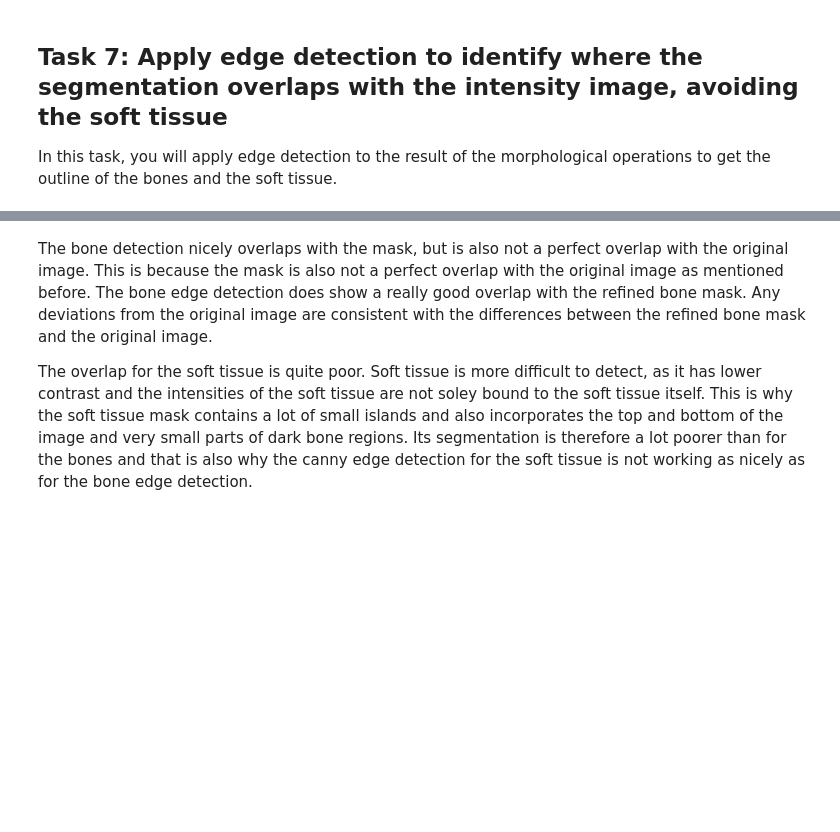
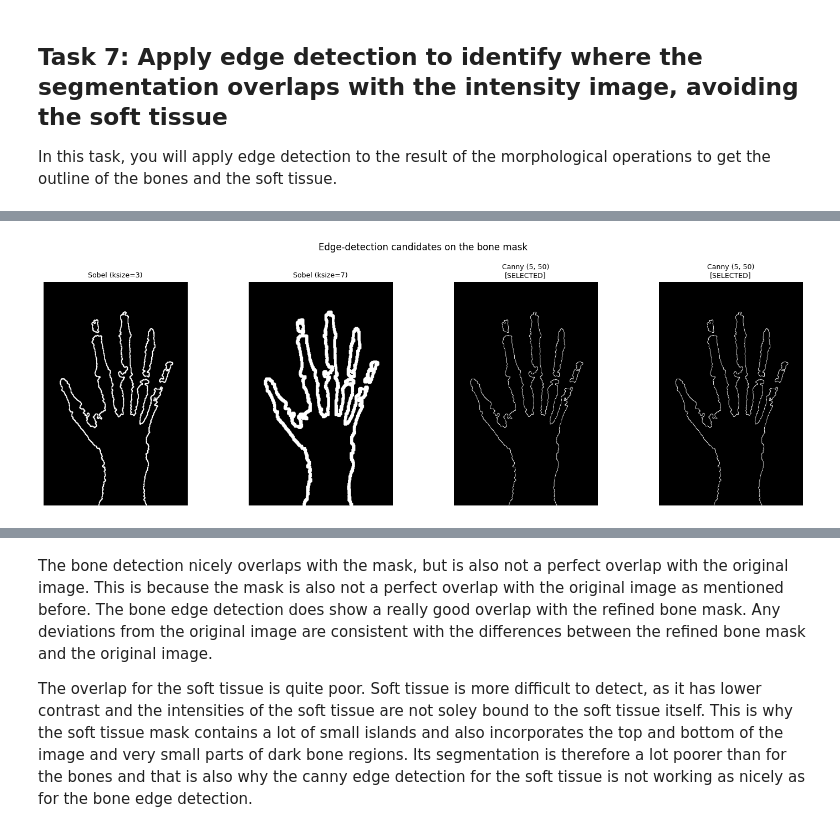
Before and after one commit to LiseKleinbekman/Bachelor-codes, a Jupyter notebook: BIP/LargeAssignment_Task6.ipynb, the cells around one changed output, grey strips where cells are left out. Saved outputs shown, nothing was run; the diff lists cells and outputs as text; code cells hidden in the pictures; blank space fills up the shorter version.

```diff
--- a/BIP/LargeAssignment_Task6.ipynb
+++ b/BIP/LargeAssignment_Task6.ipynb
@@ -755,0 +642,98 @@ mask_soft = morpho_soft
+# %%
+# Code task 7
+
+
+# OpenCV edge detection expects an 8-bit image, so convert the binary masks
+bone_mask_uint8 = (morpho_bones * 255).astype(np.uint8)
+soft_mask_uint8 = (morpho_soft * 255).astype(np.uint8)
+
+# A single function that produces an edge map for a given method configuration.
+def detect_edges(mask_uint8, method):
+    """Return a boolean edge map for the chosen edge-detection method."""
+    if method['name'] == 'sobel':
+        sx = cv2.Sobel(mask_uint8, cv2.CV_64F, 1, 0, ksize=method['ksize'])
+        sy = cv2.Sobel(mask_uint8, cv2.CV_64F, 0, 1, ksize=method['ksize'])
+        grad = cv2.addWeighted(cv2.convertScaleAbs(sx), 0.5,
+                               cv2.convertScaleAbs(sy), 0.5, 0)
+        return grad > 0
+    elif method['name'] == 'canny':
+        return cv2.Canny(mask_uint8, method['low'], method['high']) > 0
+    elif method['name'] == 'log':                       # Laplacian of Gaussian
+        blurred = cv2.GaussianBlur(mask_uint8, (5, 5), 0)
+        lap = cv2.Laplacian(blurred, cv2.CV_64F)
+        return cv2.convertScaleAbs(lap) > 0
+
+# Candidate methods/settings the program is allowed to choose from
+candidates = [
+    {'name': 'sobel', 'ksize': 3,            'label': 'Sobel (ksize=3)'},
+    {'name': 'sobel', 'ksize': 7,            'label': 'Sobel (ksize=7)'},
+    {'name': 'canny', 'low': 5,  'high': 50, 'label': 'Canny (5, 50)'},
+    {'name': 'canny', 'low': 50, 'high': 150,'label': 'Canny (50, 150)'},
+    {'name': 'canny', 'low': 150,'high': 250,'label': 'Canny (150, 250)'},
+    {'name': 'log',                          'label': 'Laplacian of Gaussian'},
+]
+
+# Reference outline using the bone mask's boundary as the "true" edge. Each candidate's edges are compared to this, using the same metric function defined in Task 6.
+true_boundary = morpho_bones ^ morphology.binary_erosion(morpho_bones)
+
+# Use metrics from task 6 to determine which method gives the best results.
+print("Edge-detection method scores (same metrics as Task 6):")
+print(f"  {'method':<22} {'Dice':>7} {'IoU':>7} {'Sens.':>7} {'Hausdorff':>10}")
+results = []
+for m in candidates:
+    edges = detect_edges(bone_mask_uint8, m)
+    dice, acc, iou, sens, spec, ppv, npv, hd = \
+        calculate_segmentation_metrics(true_boundary, edges)
+    results.append({'dice': dice, 'iou': iou, 'hd': hd})
+    hd_str = f"{hd:10.2f}" if np.isfinite(hd) else f"{'nan':>10}"
+    print(f"  {m['label']:<22} {dice:7.4f} {iou:7.4f} {sens:7.4f} {hd_str}")
+
+# Pick the best method based on the highest dice score and the lowest Hausdorff distance.
+best_idx = int(np.argmax([(r['dice'], -r['hd']) for r in results], axis=0)[0]) \
+    if False else max(range(len(results)),
+                      key=lambda i: (results[i]['dice'], -results[i]['hd']))
+best_method = candidates[best_idx]
+print(f"\n-> Selected edge detector: {best_method['label']} "
+      f"(Dice = {results[best_idx]['dice']:.4f}, "
+      f"Hausdorff = {results[best_idx]['hd']:.2f})")
+
+# Apply the best method to both the bone and soft-tissue masks
+bone_edges = detect_edges(bone_mask_uint8, best_method)
+soft_edges = detect_edges(soft_mask_uint8, best_method)
+
+# Show the top 3 candidates so the choice is visible in the report
+plt.figure(figsize=(15, 5))
+for i, m in enumerate(candidates[:3] + [best_method]):
+    plt.subplot(1, 4, i + 1)
+    plt.imshow(detect_edges(bone_mask_uint8, m), cmap='gray')
+    title = m['label'] + ("\n[SELECTED]" if m is best_method else "")
+    plt.title(title, fontsize=9)
+    plt.axis('off')
+plt.suptitle('Edge-detection candidates on the bone mask')
+plt.tight_layout()
+plt.show()
+
+# Overlay the bone (red) and soft-tissue (cyan) outlines
+overlay = np.dstack([threshold_image, threshold_image, threshold_image])
+overlay[soft_edges] = [0, 1, 1]
+overlay[bone_edges] = [1, 0, 0]
+
+plt.figure(figsize=(12, 6))
+
+plt.subplot(1, 2, 1)
+plt.imshow(threshold_image, cmap='gray', vmin=0, vmax=1)
+plt.title('Denoised ROI (intensity image)')
+plt.axis('off')
+
+plt.subplot(1, 2, 2)
+plt.imshow(overlay)
+plt.title(f'Bone (red) and soft-tissue (cyan) edges — {best_method["label"]}')
+plt.axis('off')
+
+plt.tight_layout()
+plt.show()
+
+# Pass the refined masks on to the feature-extraction task using consistent names
+mask_bones = morpho_bones
+mask_soft = morpho_soft
+# %% [output]
@@ -755,0 +750 @@ mask_soft = morpho_soft
+[figure, added]
```
Also changed, not shown: parts of 6 cells of this notebook.
